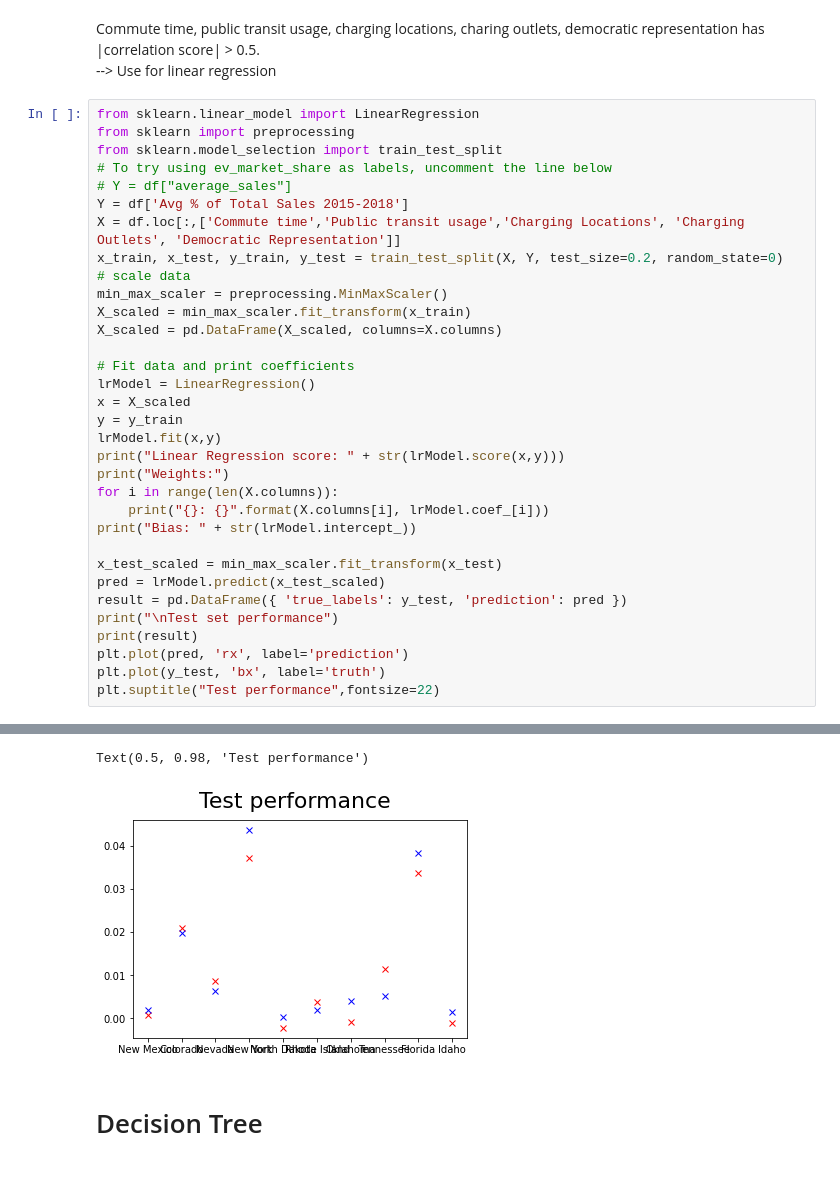
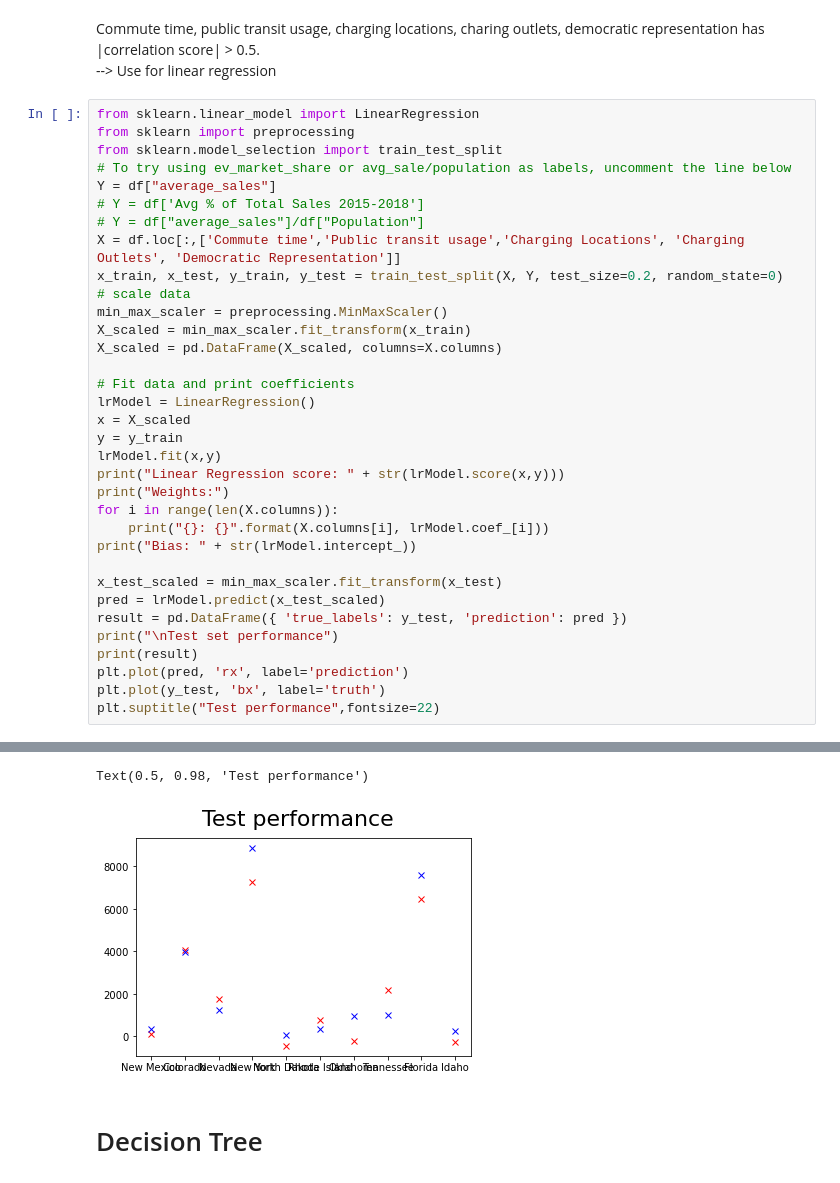
Before and after one commit to Disguiser23/ECE143-project-group11, a Jupyter notebook: data analysis and visualization .ipynb, the cells around one changed output, grey strips where cells are left out. Saved outputs shown, nothing was run; the diff lists cells and outputs as text.

Commit message:
add avg_sales/population as an option for labels

```diff
--- a/data analysis and visualization .ipynb
+++ b/data analysis and visualization .ipynb
@@ -79,9 +79,10 @@ Commute time, public transit usage, charging locations, charing outlets, democra
 from sklearn.linear_model import LinearRegression
 from sklearn import preprocessing
 from sklearn.model_selection import train_test_split
-# To try using ev_market_share as labels, uncomment the line below
-# Y = df["average_sales"]
-Y = df['Avg % of Total Sales 2015-2018']
+# To try using ev_market_share or avg_sale/population as labels, uncomment the line below
+Y = df["average_sales"]
+# Y = df['Avg % of Total Sales 2015-2018']
+# Y = df["average_sales"]/df["Population"]
 X = df.loc[:,['Commute time','Public transit usage','Charging Locations', 'Charging Outlets', 'Democratic Representation']]
 x_train, x_test, y_train, y_test = train_test_split(X, Y, test_size=0.2, random_state=0)
 # scale data
@@ -129,5 +130,5 @@ Idaho              0.0014   -0.001149
 Text(0.5, 0.98, 'Test performance')
-[figure, old version]
+[figure, new version]
 # %% [markdown]
 # Decision Tree
 # %%
```
Also changed, not shown: parts of 3 cells of this notebook.
